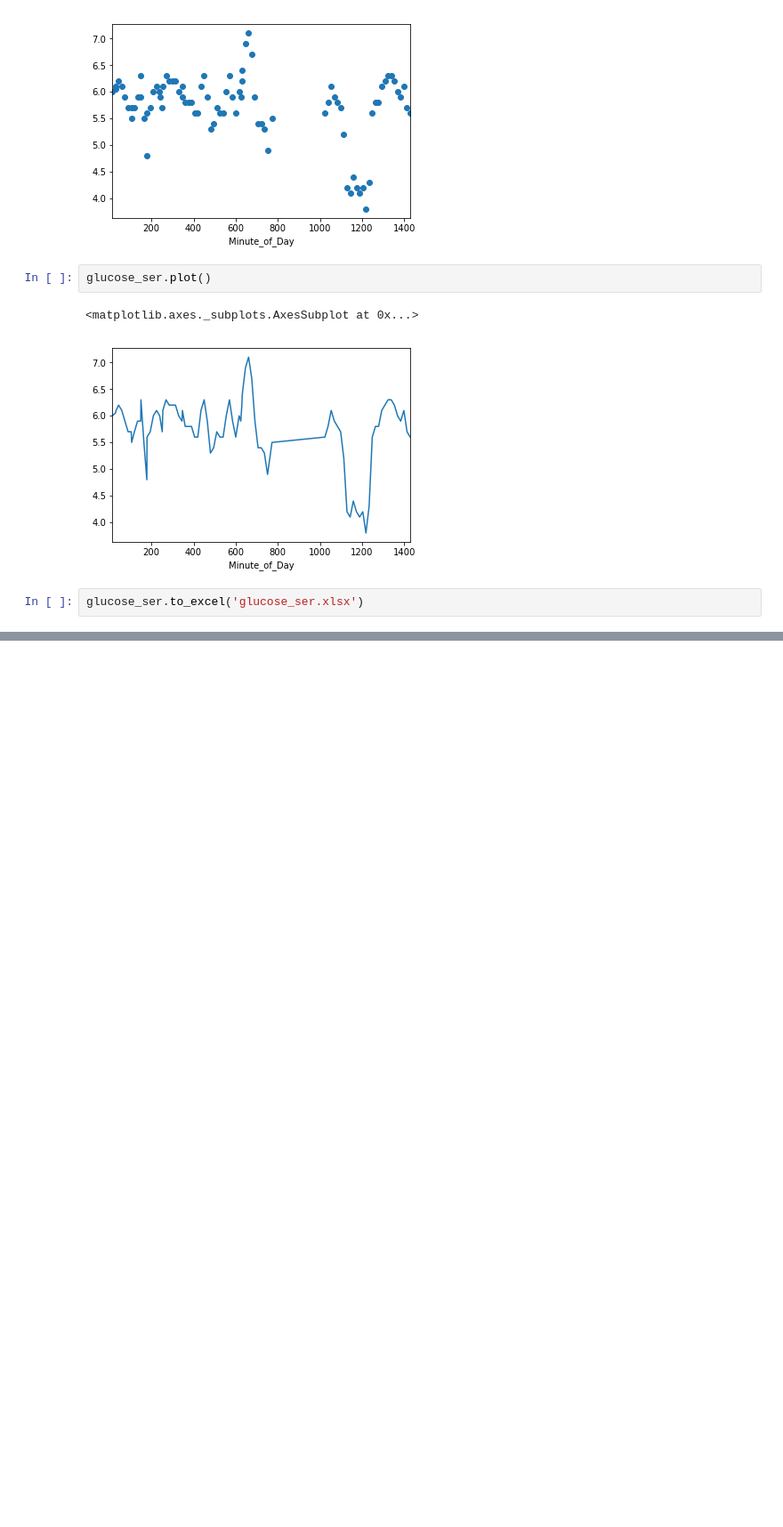
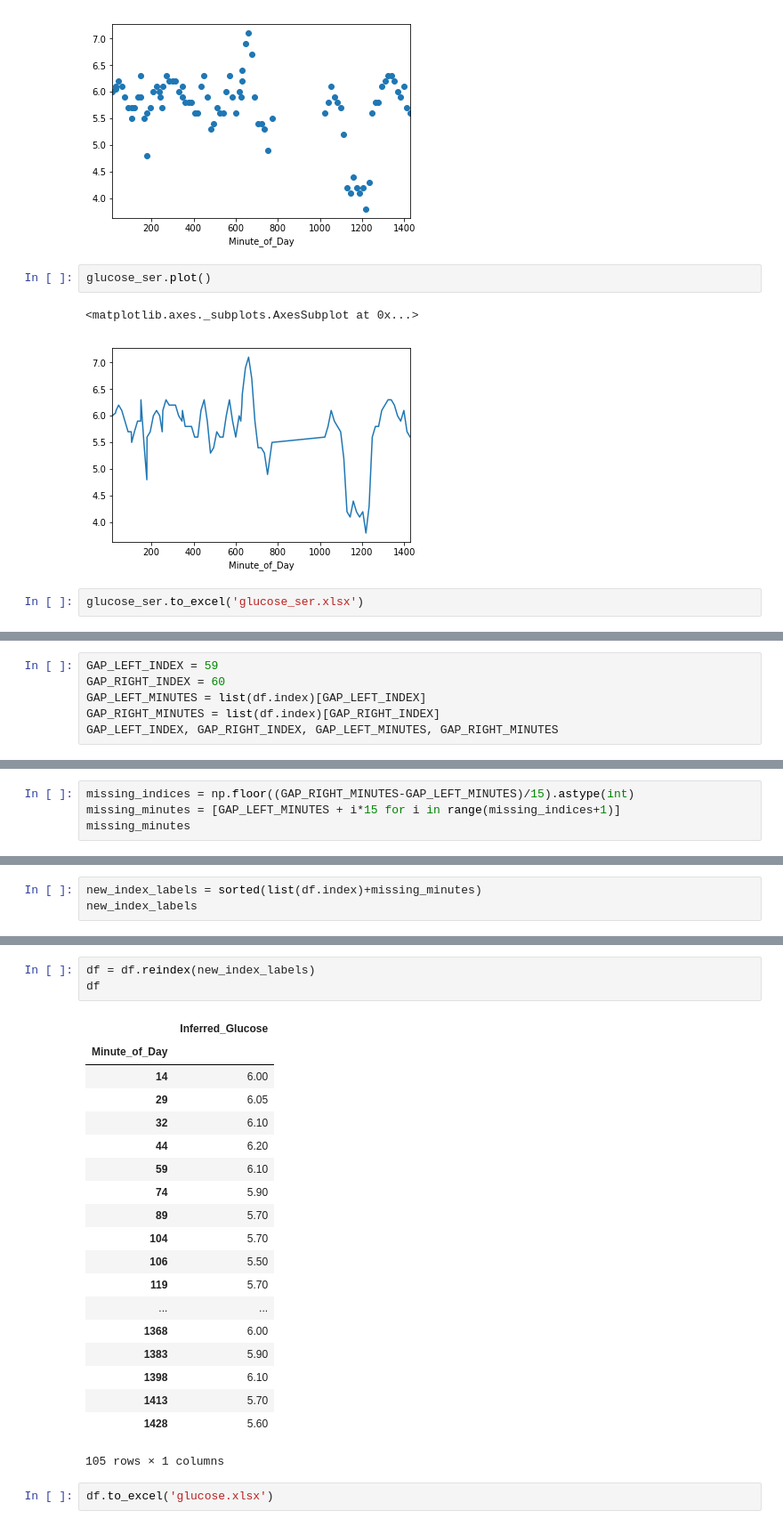
Before and after one commit to KlickInc/datasci-strata-talk-missing-data, a Jupyter notebook: 01_Data_Cleanup.ipynb, the cells around one changed output, grey strips where cells are left out. Shown: that part at 89% size. Cells and saved outputs as stored; diff of their text form; blank space fills up the shorter version.

```diff
--- a/01_Data_Cleanup.ipynb
+++ b/01_Data_Cleanup.ipynb
@@ -118,0 +170,6 @@ glucose_ser.to_excel('glucose_ser.xlsx')
+# %%
+GAP_LEFT_INDEX = 59
+GAP_RIGHT_INDEX = 60
+GAP_LEFT_MINUTES = list(df.index)[GAP_LEFT_INDEX]
+GAP_RIGHT_MINUTES = list(df.index)[GAP_RIGHT_INDEX]
+GAP_LEFT_INDEX, GAP_RIGHT_INDEX, GAP_LEFT_MINUTES, GAP_RIGHT_MINUTES
@@ -118,0 +178,4 @@ glucose_ser.to_excel('glucose_ser.xlsx')
+# %%
+missing_indices = np.floor((GAP_RIGHT_MINUTES-GAP_LEFT_MINUTES)/15).astype(int)
+missing_minutes = [GAP_LEFT_MINUTES + i*15 for i in range(missing_indices+1)]
+missing_minutes
@@ -118,0 +200,3 @@ glucose_ser.to_excel('glucose_ser.xlsx')
+# %%
+new_index_labels = sorted(list(df.index)+missing_minutes)
+new_index_labels
@@ -118,0 +221,25 @@ glucose_ser.to_excel('glucose_ser.xlsx')
+# %%
+df = df.reindex(new_index_labels)
+df
+# %% [output]
+|  | Inferred_Glucose |
+| Minute_of_Day |  |
+| 14 | 6.00 |
+| 29 | 6.05 |
+| 32 | 6.10 |
+| 44 | 6.20 |
+| 59 | 6.10 |
+| 74 | 5.90 |
+| 89 | 5.70 |
+| 104 | 5.70 |
+| 106 | 5.50 |
+| 119 | 5.70 |
+| ... | ... |
+| 1368 | 6.00 |
+| 1383 | 5.90 |
+| 1398 | 6.10 |
+| 1413 | 5.70 |
+| 1428 | 5.60 |
+105 rows × 1 columns
+# %%
+df.to_excel('glucose.xlsx')
```
Also changed, not shown: parts of 6 cells of this notebook.
